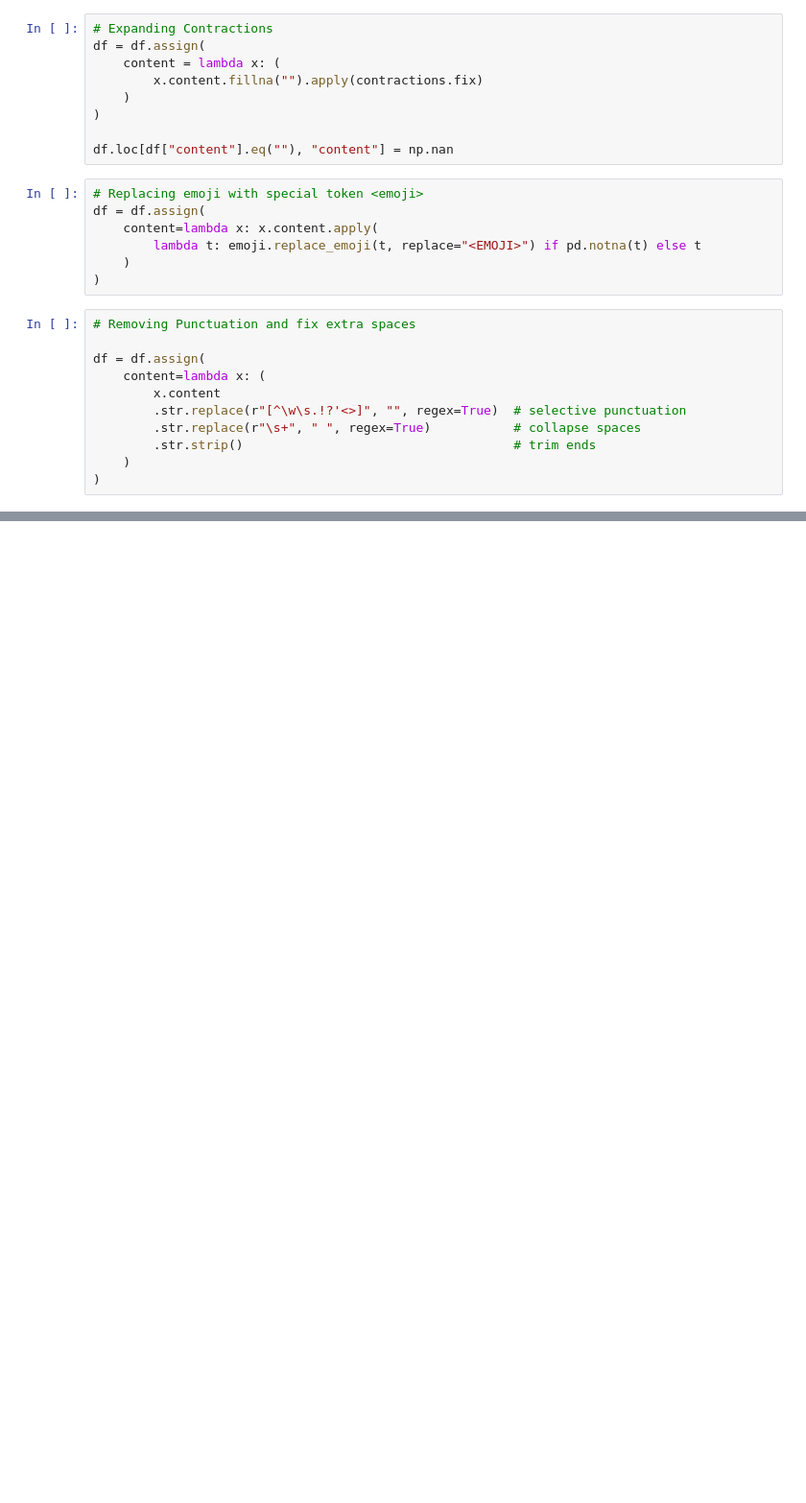
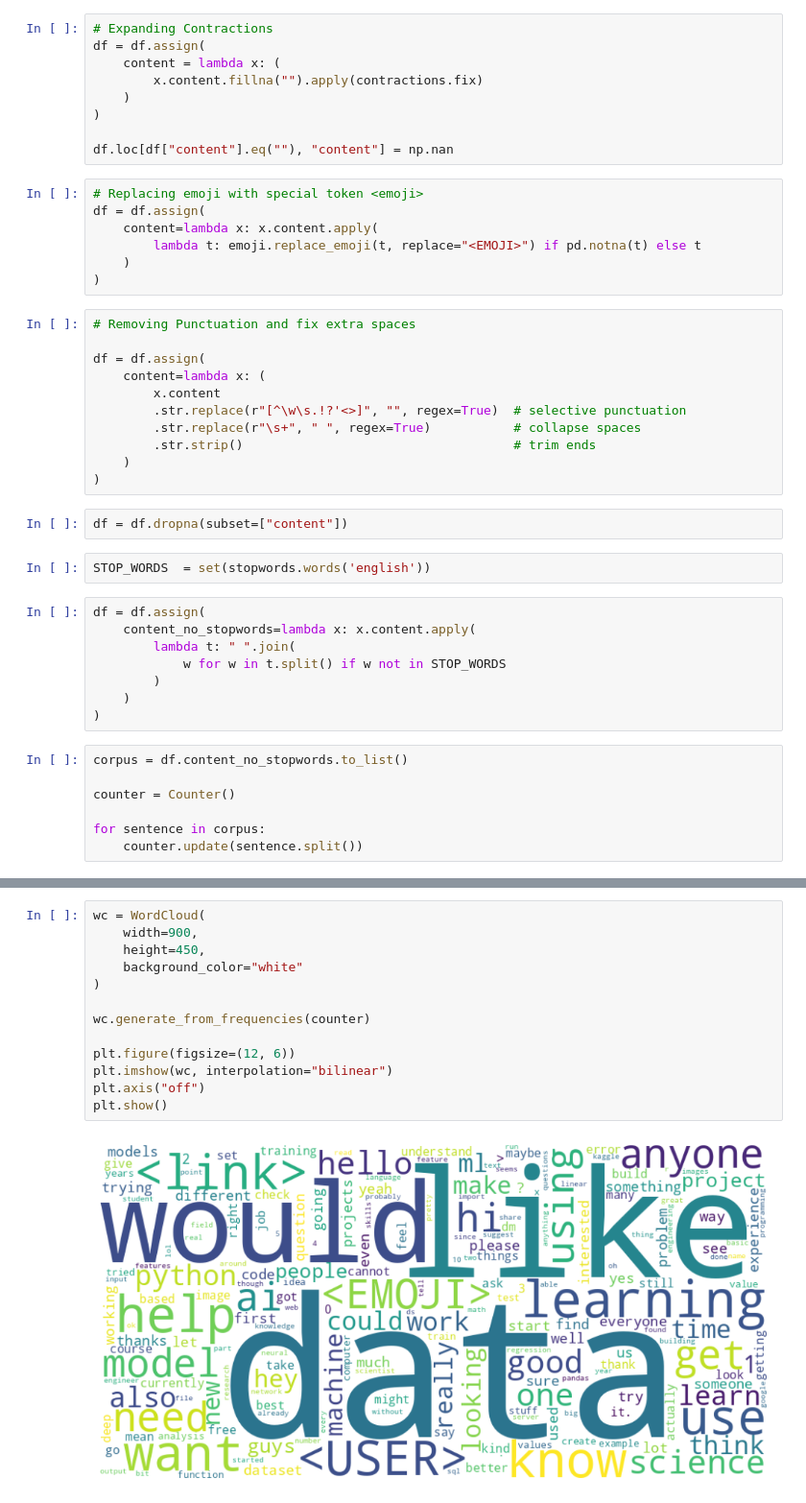
Before and after one commit to Aryan-Kaisth/Discord_Moderation_Bot, a Jupyter notebook: EDA.ipynb, the cells around one changed output, grey strips where cells are left out. Shown at 96% size. Cells and saved outputs as stored; diff of their text form; blank space fills up the shorter version.

Commit message:
eda: content analysis

```diff
--- a/EDA.ipynb
+++ b/EDA.ipynb
@@ -588,3 +594,22 @@ df = df.assign(
         .str.strip()                                    # trim ends
     )
 )
+# %%
+df = df.dropna(subset=["content"])
+# %%
+STOP_WORDS  = set(stopwords.words('english'))
+# %%
+df = df.assign(
+    content_no_stopwords=lambda x: x.content.apply(
+        lambda t: " ".join(
+            w for w in t.split() if w not in STOP_WORDS
+        )
+    )
+)
+# %%
+corpus = df.content_no_stopwords.to_list()
+
+counter = Counter()
+
+for sentence in corpus:
+    counter.update(sentence.split())
@@ -590,0 +630,15 @@ df = df.assign(
+# %%
+wc = WordCloud(
+    width=900,
+    height=450,
+    background_color="white"
+)
+
+wc.generate_from_frequencies(counter)
+
+plt.figure(figsize=(12, 6))
+plt.imshow(wc, interpolation="bilinear")
+plt.axis("off")
+plt.show()
+# %% [output]
+[figure, added]
```
Also changed, not shown: parts of 16 cells of this notebook.
